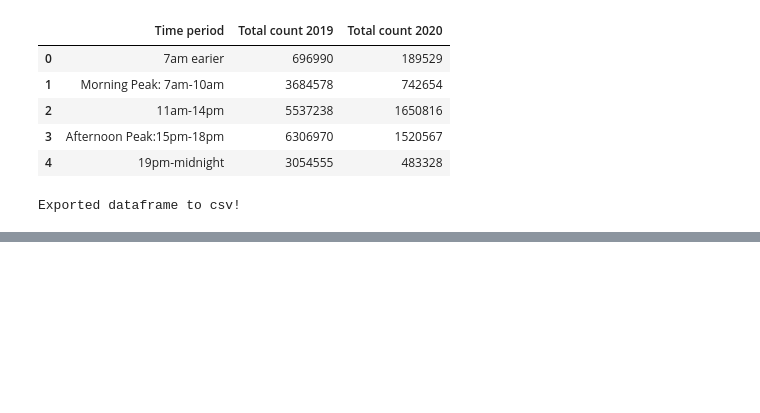
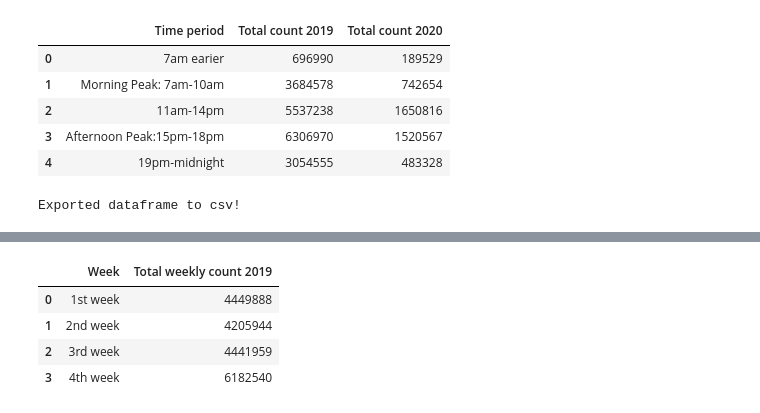
Before and after one commit to katshamai/Purple-Cats, a Jupyter notebook: Project_Ruo.ipynb, the cells around one changed output, grey strips where cells are left out. Drawn from its saved outputs; the diff is of its cells as text; code cells hidden in the pictures; blank space fills up the shorter version.

```diff
--- a/Project_Ruo.ipynb
+++ b/Project_Ruo.ipynb
@@ -553,0 +601,10 @@ plt.show()
+# %%
+# sum weekly total for 2019
+May2019_count_by_week = merged_clean_data.groupby(["Week"])["Hourly counts (2019)"].sum().to_frame(name = "Total weekly count 2019").reset_index()
+May2019_count_by_week.head()
+# %% [output]
+|  | Week | Total weekly count 2019 |
+| 0 | 1st week | 4449888 |
+| 1 | 2nd week | 4205944 |
+| 2 | 3rd week | 4441959 |
+| 3 | 4th week | 6182540 |
```
Also changed, not shown: parts of 15 cells of this notebook, 6 other files.
